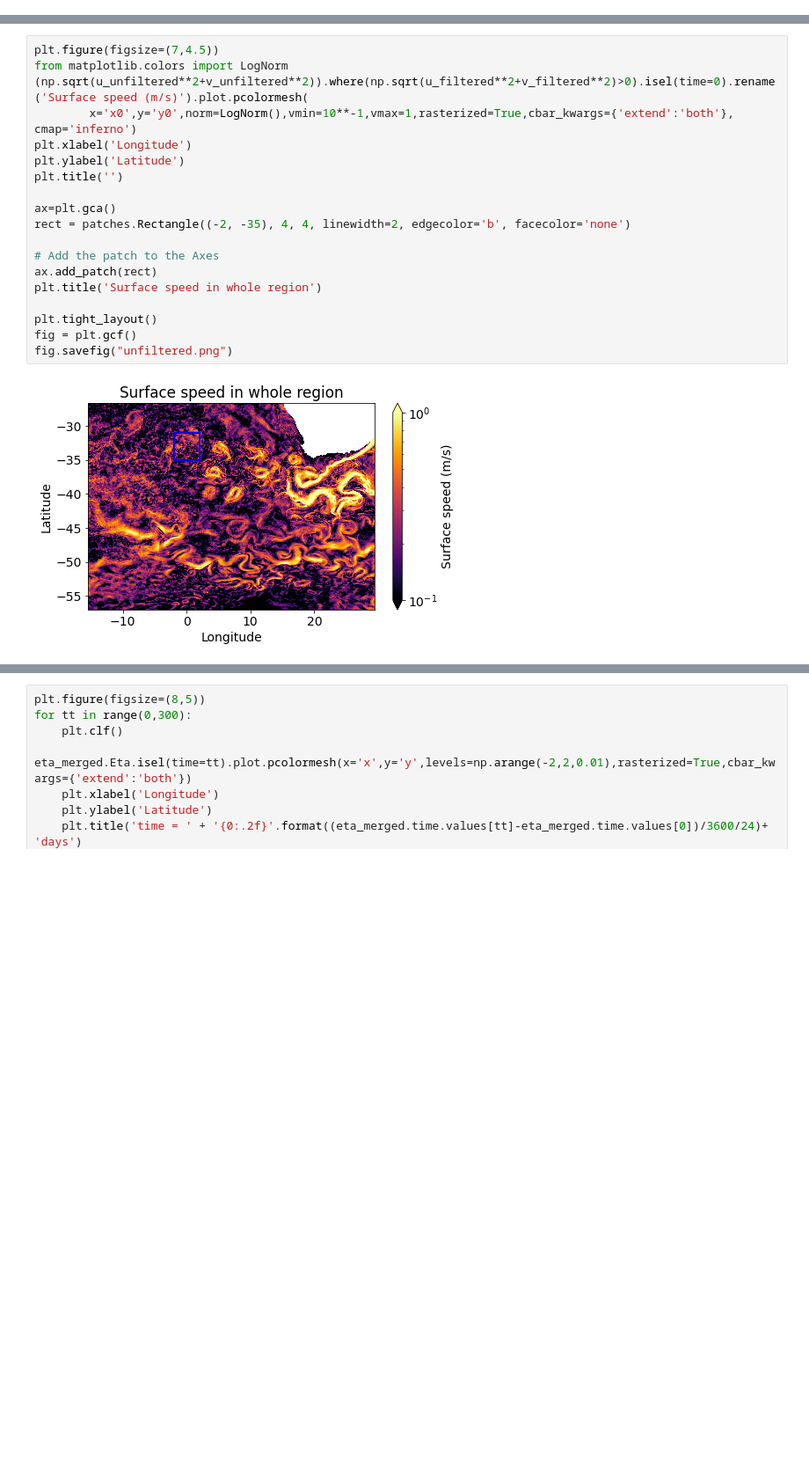
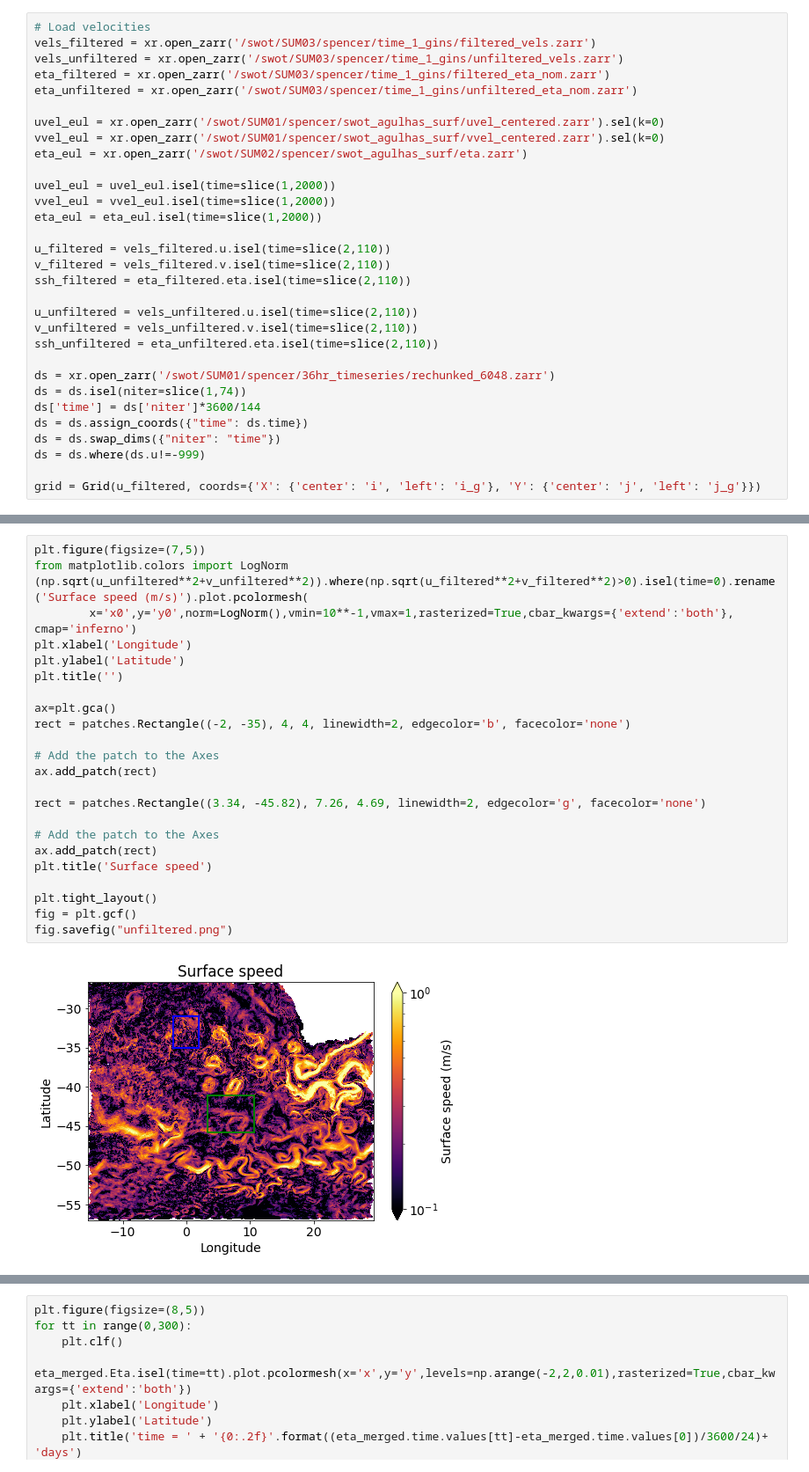
Before and after one commit to cspencerjones/separating-balanced, a Jupyter notebook: python/ginsburg_results/basic_figures.ipynb, the cells around one changed output, grey strips where cells are left out. Shown at 88% size. Cells and saved outputs as stored; diff of their text form; blank space fills up the shorter version.

```diff
--- a/python/ginsburg_results/basic_figures.ipynb
+++ b/python/ginsburg_results/basic_figures.ipynb
@@ -77,0 +13,31 @@ for fileno in range(0,49):#nofiles
+# %%
+# Load velocities
+vels_filtered = xr.open_zarr('/swot/SUM03/spencer/time_1_gins/filtered_vels.zarr')
+vels_unfiltered = xr.open_zarr('/swot/SUM03/spencer/time_1_gins/unfiltered_vels.zarr')
+eta_filtered = xr.open_zarr('/swot/SUM03/spencer/time_1_gins/filtered_eta_nom.zarr')
+eta_unfiltered = xr.open_zarr('/swot/SUM03/spencer/time_1_gins/unfiltered_eta_nom.zarr')
+
+uvel_eul = xr.open_zarr('/swot/SUM01/spencer/swot_agulhas_surf/uvel_centered.zarr').sel(k=0)
+vvel_eul = xr.open_zarr('/swot/SUM01/spencer/swot_agulhas_surf/vvel_centered.zarr').sel(k=0)
+eta_eul = xr.open_zarr('/swot/SUM02/spencer/swot_agulhas_surf/eta.zarr')
+
+uvel_eul = uvel_eul.isel(time=slice(1,2000))
+vvel_eul = vvel_eul.isel(time=slice(1,2000))
+eta_eul = eta_eul.isel(time=slice(1,2000))
+
+u_filtered = vels_filtered.u.isel(time=slice(2,110))
+v_filtered = vels_filtered.v.isel(time=slice(2,110))
+ssh_filtered = eta_filtered.eta.isel(time=slice(2,110))
+
+u_unfiltered = vels_unfiltered.u.isel(time=slice(2,110))
+v_unfiltered = vels_unfiltered.v.isel(time=slice(2,110))
+ssh_unfiltered = eta_unfiltered.eta.isel(time=slice(2,110))
+
+ds = xr.open_zarr('/swot/SUM01/spencer/36hr_timeseries/rechunked_6048.zarr')
+ds = ds.isel(niter=slice(1,74))
+ds['time'] = ds['niter']*3600/144
+ds = ds.assign_coords({"time": ds.time})
+ds = ds.swap_dims({"niter": "time"})
+ds = ds.where(ds.u!=-999)
+
+grid = Grid(u_filtered, coords={'X': {'center': 'i', 'left': 'i_g'}, 'Y': {'center': 'j', 'left': 'j_g'}})
@@ -78,24 +73,29 @@ for fileno in range(0,49):#nofiles
 # %%
-plt.figure(figsize=(7,4.5))
+plt.figure(figsize=(7,5))
 from matplotlib.colors import LogNorm
 (np.sqrt(u_unfiltered**2+v_unfiltered**2)).where(np.sqrt(u_filtered**2+v_filtered**2)>0).isel(time=0).rename('Surface speed (m/s)').plot.pcolormesh(
         x='x0',y='y0',norm=LogNorm(),vmin=10**-1,vmax=1,rasterized=True,cbar_kwargs={'extend':'both'}, cmap='inferno')
 plt.xlabel('Longitude')
 plt.ylabel('Latitude')
 plt.title('')
 
 ax=plt.gca()
 rect = patches.Rectangle((-2, -35), 4, 4, linewidth=2, edgecolor='b', facecolor='none')
 
 # Add the patch to the Axes
 ax.add_patch(rect)
-plt.title('Surface speed in whole region')
+
+rect = patches.Rectangle((3.34, -45.82), 7.26, 4.69, linewidth=2, edgecolor='g', facecolor='none')
+
+# Add the patch to the Axes
+ax.add_patch(rect)
+plt.title('Surface speed')
 
 plt.tight_layout()
 fig = plt.gcf()
 fig.savefig("unfiltered.png")
 # %% [output]
-[figure, old version]
+[figure, new version]
 # %%
 plt.figure(figsize=(13,4))
 from matplotlib.colors import LogNorm
```
Also changed, not shown: parts of 21 cells of this notebook, 7 other files.
